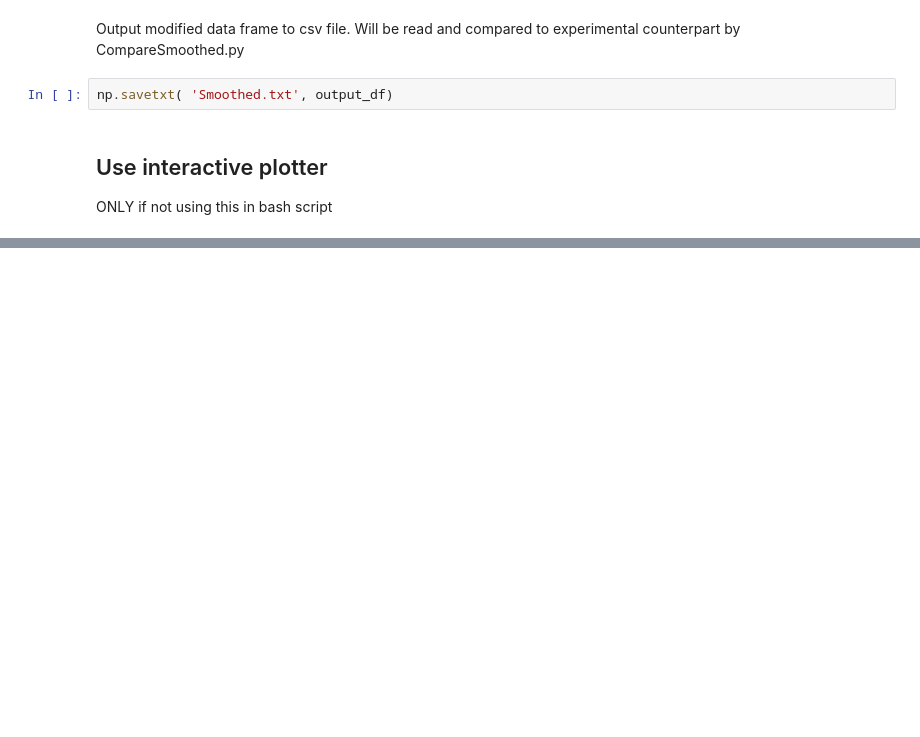
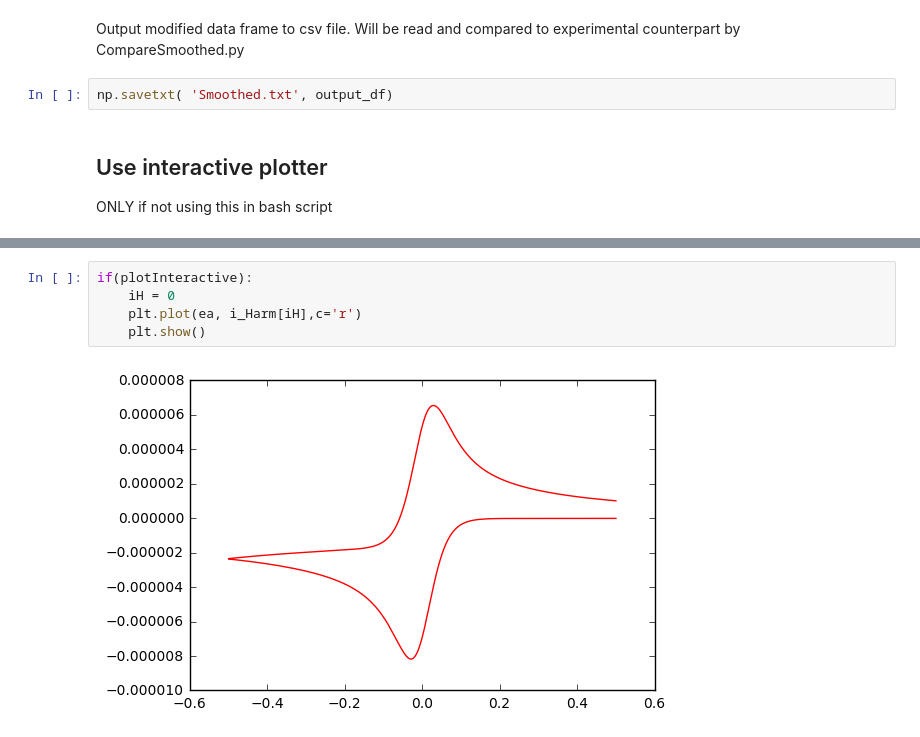
Before and after one commit to garethkennedy/MECSim_Analytics, a Jupyter notebook: python/HarmonicSplitter.ipynb, the cells around one changed output, grey strips where cells are left out. Cells and saved outputs as stored; diff of their text form; blank space fills up the shorter version.

```diff
--- a/python/HarmonicSplitter.ipynb
+++ b/python/HarmonicSplitter.ipynb
@@ -202,0 +217,7 @@ if(plotInteractive):
+# %%
+if(plotInteractive):
+    iH = 0
+    plt.plot(ea, i_Harm[iH],c='r')
+    plt.show()
+# %% [output]
+[figure, added]
```
Also changed, not shown: parts of 7 cells of this notebook, 15 other files.
